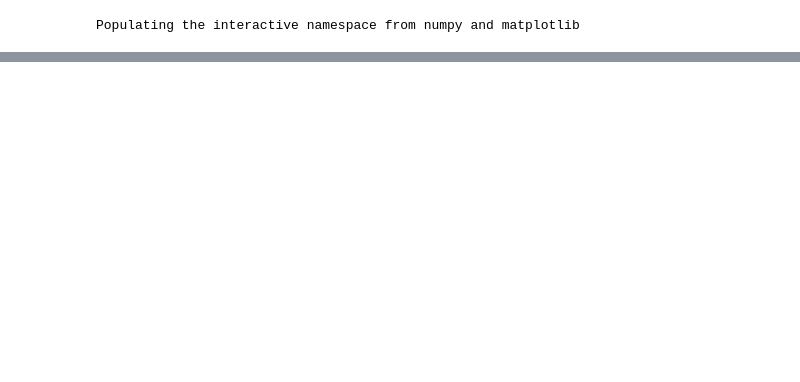
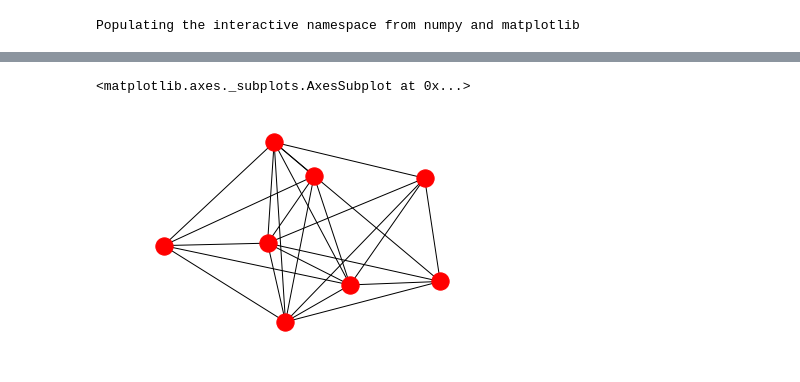
Before and after one commit to jlaura/autocnet_server, a Jupyter notebook: notebooks/01. NetworkCandidateGraph_Adding_Images.ipynb, the cells around one changed output, grey strips where cells are left out. Drawn from its saved outputs; the diff is of its cells as text; code cells hidden in the pictures; blank space fills up the shorter version.

```diff
--- a/notebooks/01. NetworkCandidateGraph_Adding_Images.ipynb
+++ b/notebooks/01. NetworkCandidateGraph_Adding_Images.ipynb
@@ -33,0 +46,7 @@ Here a directory of images is added to the database. The `add_images` methods ta
+# %%
+qs = "SELECT * FROM Images WHERE (split_part(path, '/', 6) ~ 'P[0-9]+_.+') = False"
+ncg = NetworkCandidateGraph.from_database(query_string=qs)
+ncg.plot()
+# %% [output]
+<matplotlib.axes._subplots.AxesSubplot at 0x...>
+[figure, added]
```
Also changed, not shown: parts of 22 cells of this notebook, 5 other files.
